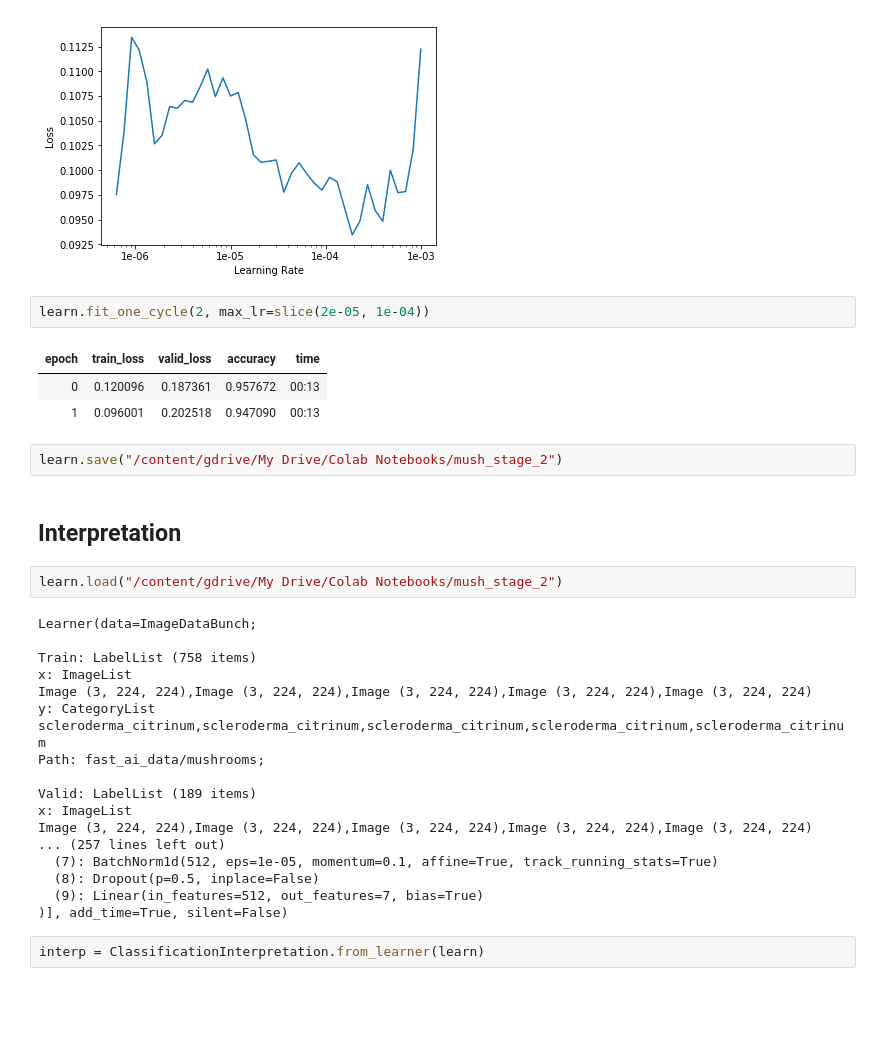
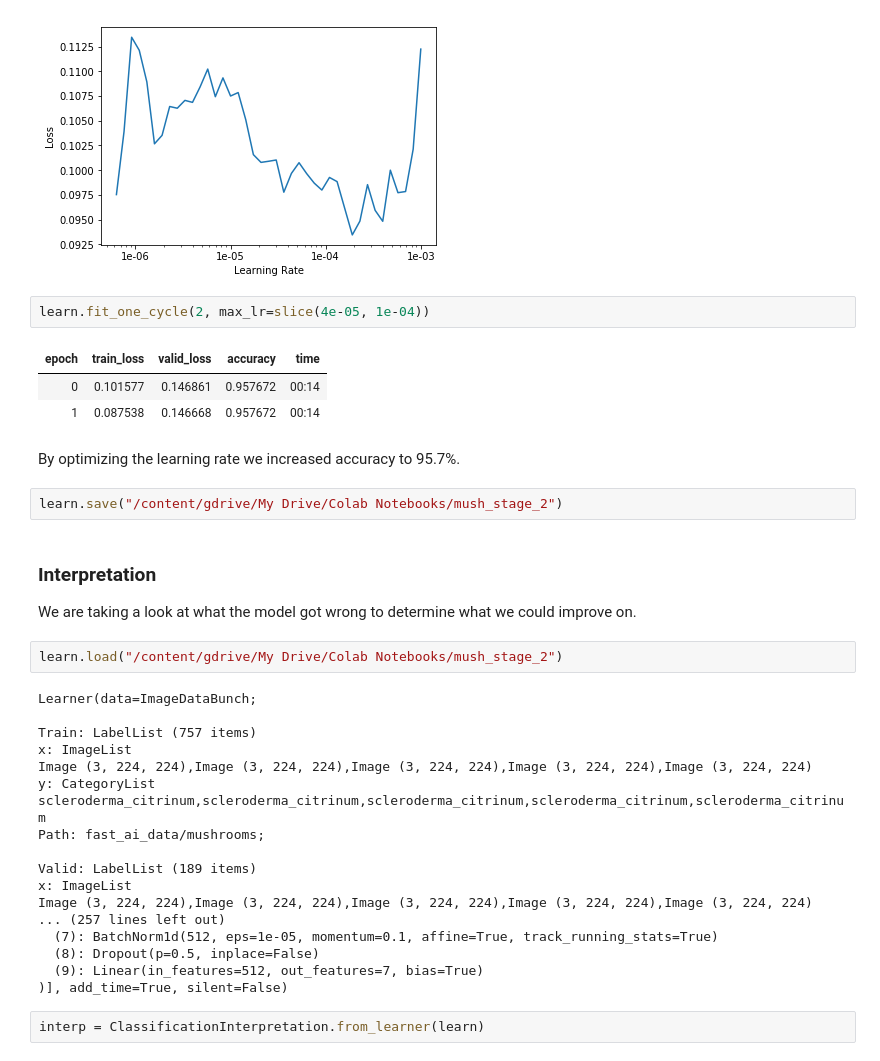
Before and after one commit to fraazor/mushroom_classifier, a Jupyter notebook: mushroom_classifier_V2.ipynb, the cells around one changed output. Cells and saved outputs as stored; diff of their text form; blank space fills up the shorter version.

```diff
--- a/mushroom_classifier_V2.ipynb
+++ b/mushroom_classifier_V2.ipynb
@@ -163,21 +181,25 @@ learn.recorder.plot()
 # %% [output]
 [figure]
 # %%
-learn.fit_one_cycle(2, max_lr=slice(2e-05, 1e-04))
+learn.fit_one_cycle(2, max_lr=slice(4e-05, 1e-04))
 # %% [output]
 | epoch | train_loss | valid_loss | accuracy | time |
-| 0 | 0.120096 | 0.187361 | 0.957672 | 00:13 |
-| 1 | 0.096001 | 0.202518 | 0.947090 | 00:13 |
+| 0 | 0.101577 | 0.146861 | 0.957672 | 00:14 |
+| 1 | 0.087538 | 0.146668 | 0.957672 | 00:14 |
+# %% [markdown]
+By optimizing the learning rate we increased accuracy to 95.7%.
 # %%
 learn.save("/content/gdrive/My Drive/Colab Notebooks/mush_stage_2")
-# %% [markdown]
-## Interpretation
+# %% [markdown]
+### Interpretation
+
+We are taking a look at what the model got wrong to determine what we could improve on.
 # %%
 learn.load("/content/gdrive/My Drive/Colab Notebooks/mush_stage_2")
 # %% [output]
 Learner(data=ImageDataBunch;
 
-Train: LabelList (758 items)
+Train: LabelList (757 items)
 x: ImageList
 Image (3, 224, 224),Image (3, 224, 224),Image (3, 224, 224),Image (3, 224, 224),Image (3, 224, 224)
 y: CategoryList
```
Also changed, not shown: parts of 39 cells of this notebook.
